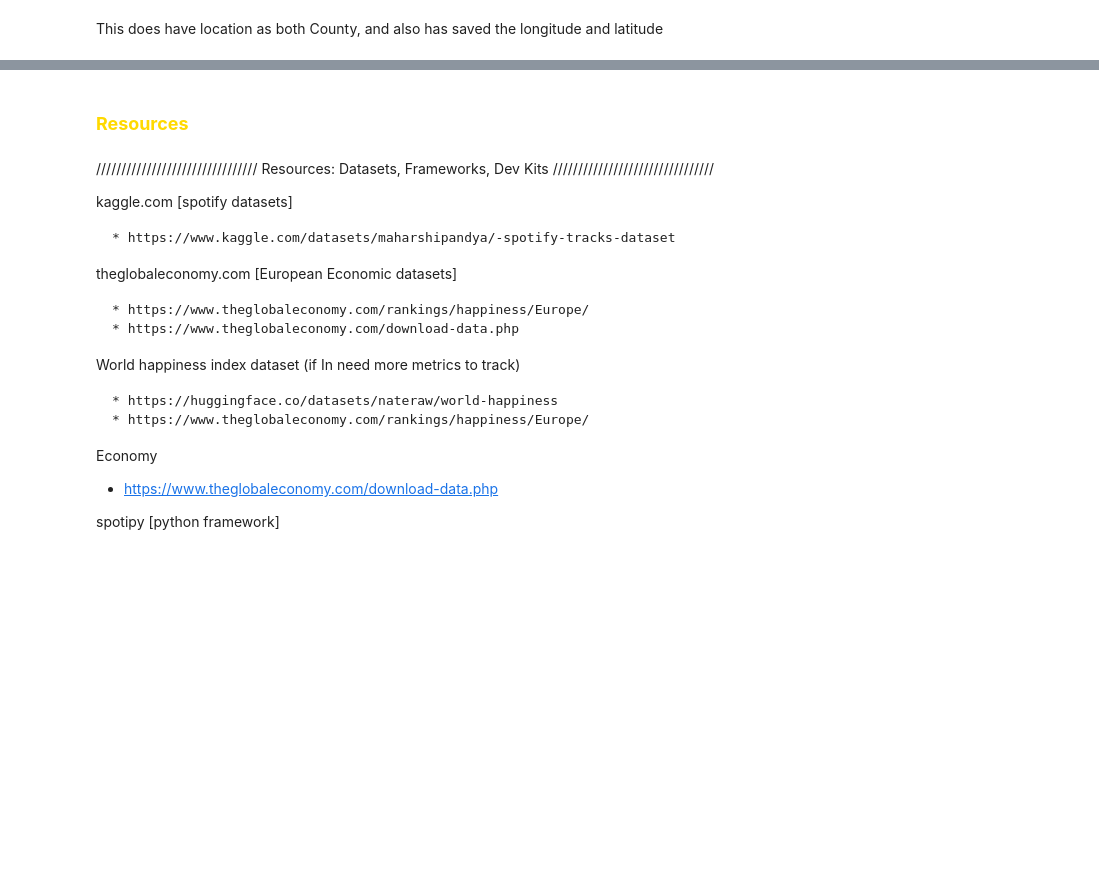
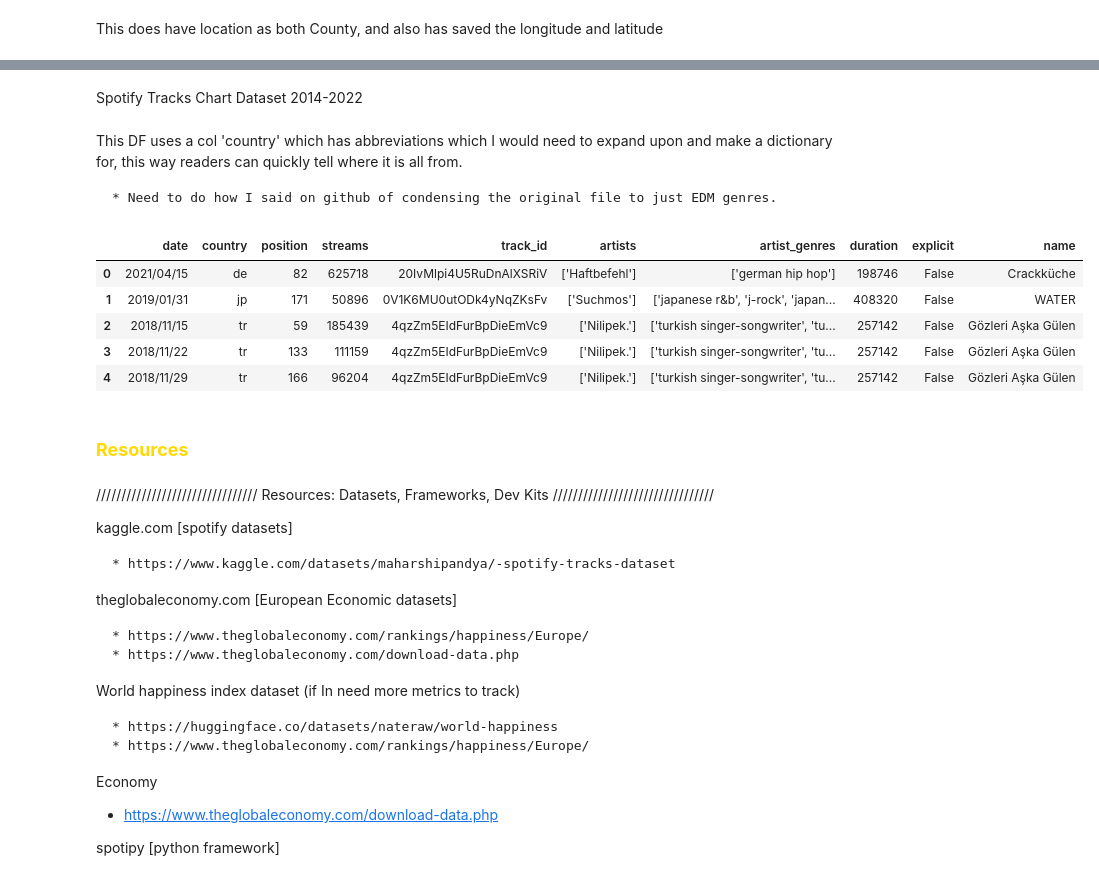
Before and after one commit to eadamsRU/Independent_Study, a Jupyter notebook: independent_study_spotipy_02252025.ipynb, the cells around one changed output, grey strips where cells are left out. Saved outputs shown, nothing was run; the diff lists cells and outputs as text; code cells hidden in the pictures; blank space fills up the shorter version.

```diff
--- a/independent_study_spotipy_02252025.ipynb
+++ b/independent_study_spotipy_02252025.ipynb
@@ -413,3 +415,22 @@ This does have location as both County, and also has saved the longitude and lat
+# %% [markdown]
+Spotify Tracks Chart Dataset 2014-2022
+# %%
+# get dataset
+import pandas as pd
+SpotifyCharts = pd.read_csv('https://github.com/eadamsRU/Independent_Study/raw/refs/heads/main/Spotify%20tracks%20chart%20dataset%202014-2022_RANDOM_splice.csv')
+# %% [markdown]
+This DF uses a col 'country' which has abbreviations which I would need to expand upon and make a dictionary for, this way readers can quickly tell where it is all from.
+
+    * Need to do how I said on github of condensing the original file to just EDM genres.
+# %%
+SpotifyCharts.head(5)
+# %% [output]
+|  | date | country | position | streams | track_id | artists | artist_genres | duration | explicit | name |
+| 0 | 2021/04/15 | de | 82 | 625718 | 20IvMlpi4U5RuDnAlXSRiV | ['Haftbefehl'] | ['german hip hop'] | 198746 | False | Crackküche |
+| 1 | 2019/01/31 | jp | 171 | 50896 | 0V1K6MU0utODk4yNqZKsFv | ['Suchmos'] | ['japanese r&b', 'j-rock', 'japan... | 408320 | False | WATER |
+| 2 | 2018/11/15 | tr | 59 | 185439 | 4qzZm5EIdFurBpDieEmVc9 | ['Nilipek.'] | ['turkish singer-songwriter', 'tu... | 257142 | False | Gözleri Aşka Gülen |
+| 3 | 2018/11/22 | tr | 133 | 111159 | 4qzZm5EIdFurBpDieEmVc9 | ['Nilipek.'] | ['turkish singer-songwriter', 'tu... | 257142 | False | Gözleri Aşka Gülen |
+| 4 | 2018/11/29 | tr | 166 | 96204 | 4qzZm5EIdFurBpDieEmVc9 | ['Nilipek.'] | ['turkish singer-songwriter', 'tu... | 257142 | False | Gözleri Aşka Gülen |
 # %% [markdown]
 ### <span style="color:#ffd900"><b> Resources </b></span>
 # %% [markdown]
```
Also changed, not shown: parts of 5 cells of this notebook.
